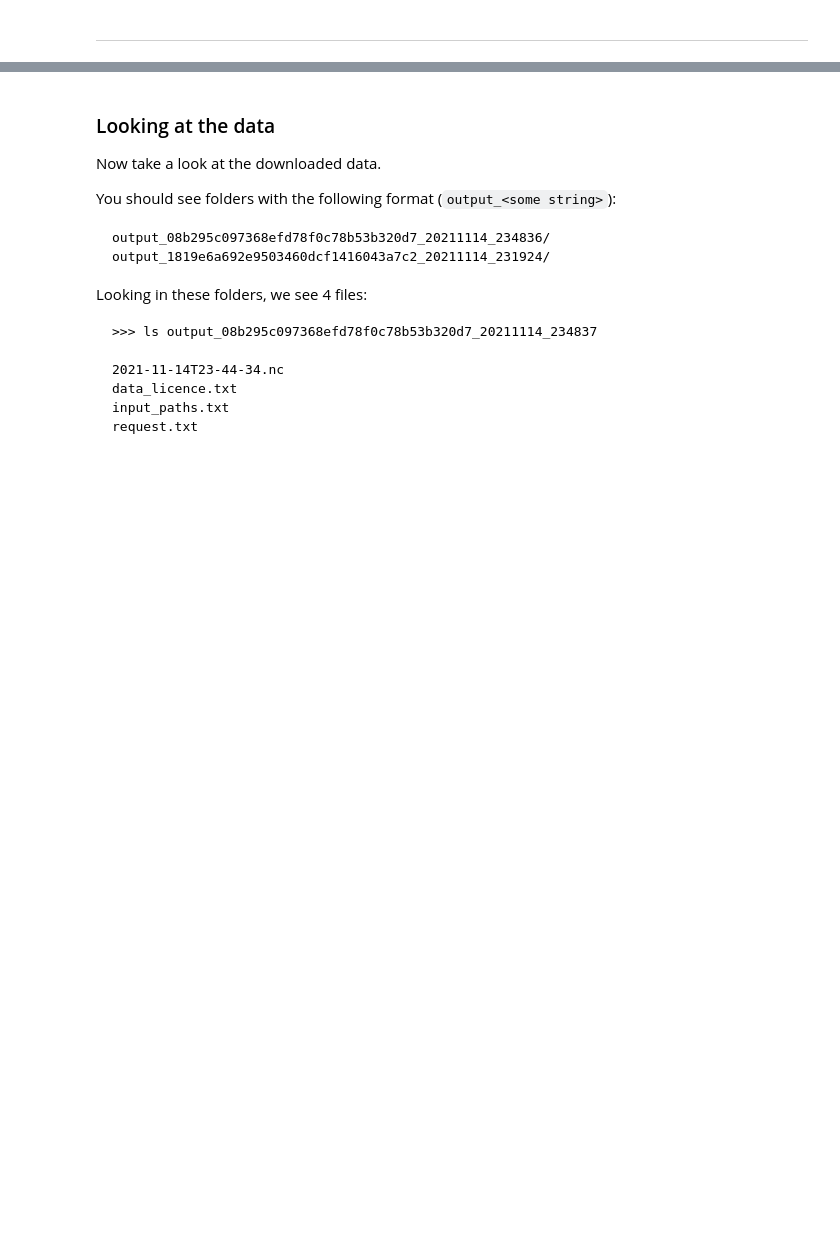
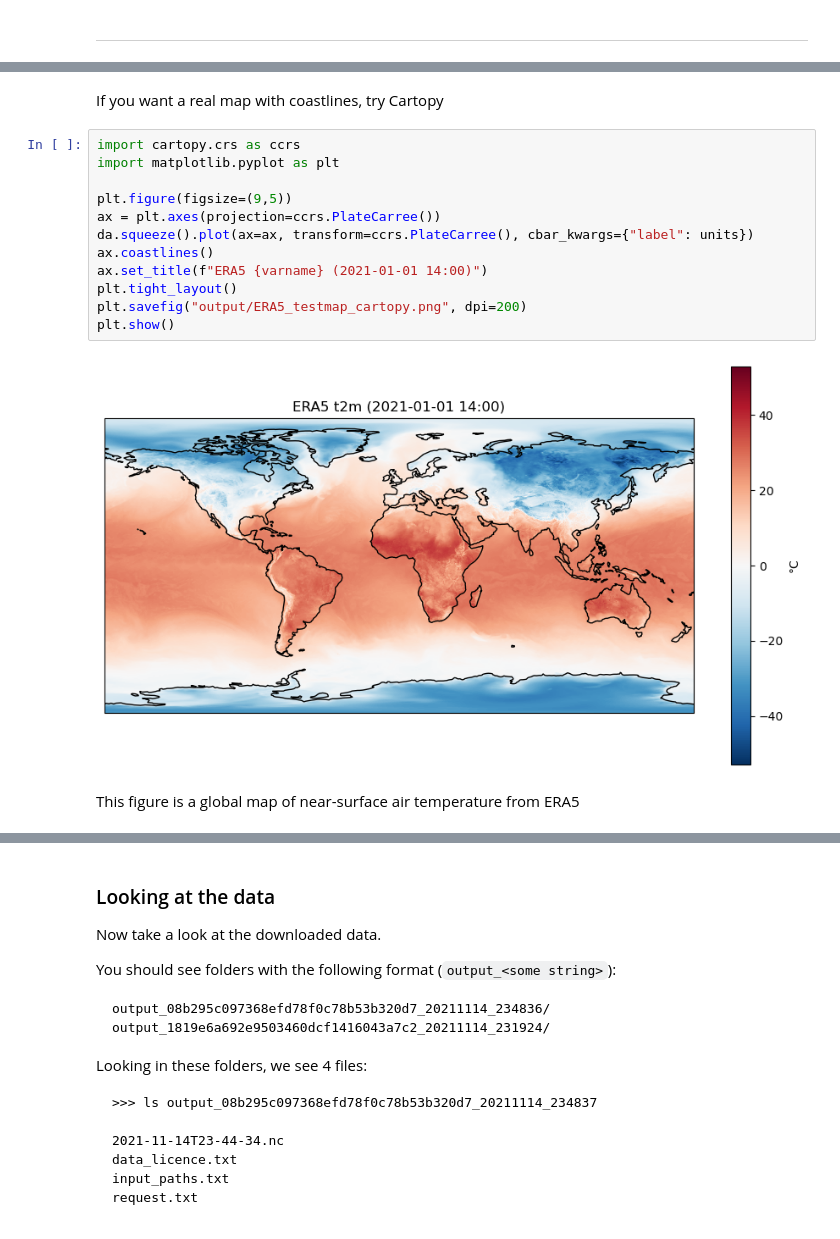
Before and after one commit to edsml-oac23/EnvDataScience-guide, a Jupyter notebook: notebooks/week1/intro_to_climatedata.ipynb, the cells around one changed output, grey strips where cells are left out. Saved outputs shown, nothing was run; the diff lists cells and outputs as text; blank space fills up the shorter version.

```diff
--- a/notebooks/week1/intro_to_climatedata.ipynb
+++ b/notebooks/week1/intro_to_climatedata.ipynb
@@ -950,3 +1030,21 @@ r.download("output/ERA5_testmap.png") # Check the output/ directory for a new ma
+# %% [markdown]
+If you want a real map with coastlines, try Cartopy
+# %%
+import cartopy.crs as ccrs
+import matplotlib.pyplot as plt
+
+plt.figure(figsize=(9,5))
+ax = plt.axes(projection=ccrs.PlateCarree())
+da.squeeze().plot(ax=ax, transform=ccrs.PlateCarree(), cbar_kwargs={"label": units})
+ax.coastlines()
+ax.set_title(f"ERA5 {varname} (2021-01-01 14:00)")
+plt.tight_layout()
+plt.savefig("output/ERA5_testmap_cartopy.png", dpi=200)
+plt.show()
+# %% [output]
+[figure, added]
+# %% [markdown]
+This figure is a global map of near-surface air temperature from ERA5
 # %% [markdown]
 <a id='ukcp18'></a>
 # Towards Climate Services
```
Also changed, not shown: parts of 13 cells of this notebook.
